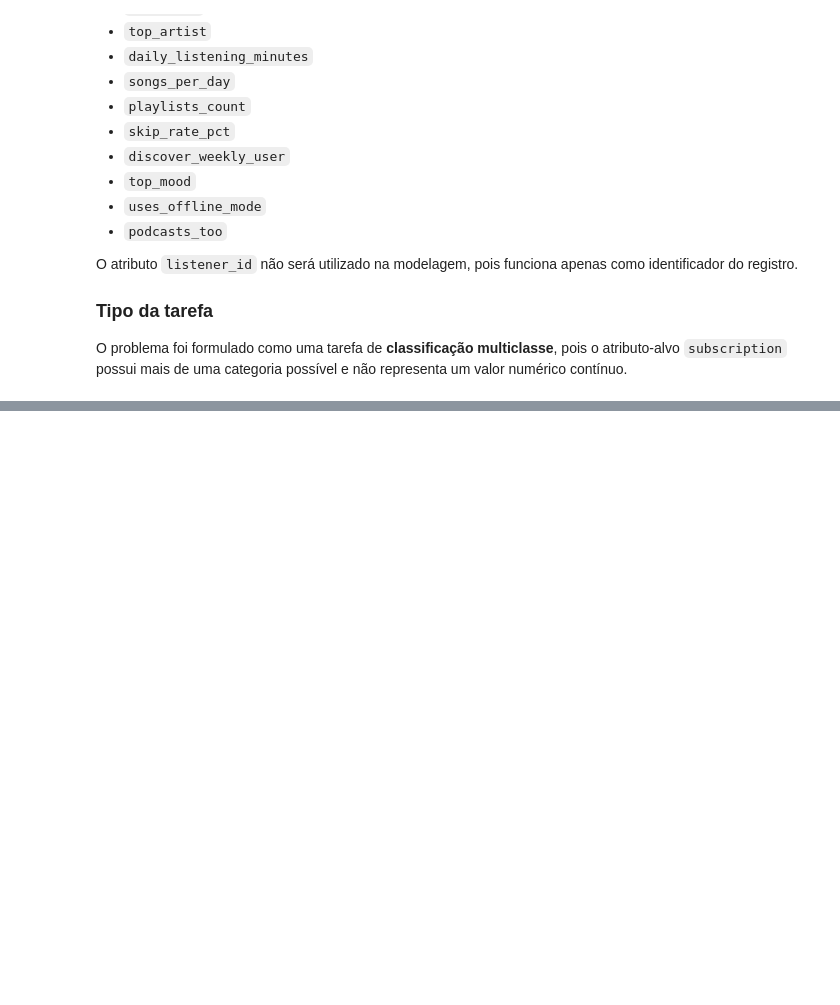
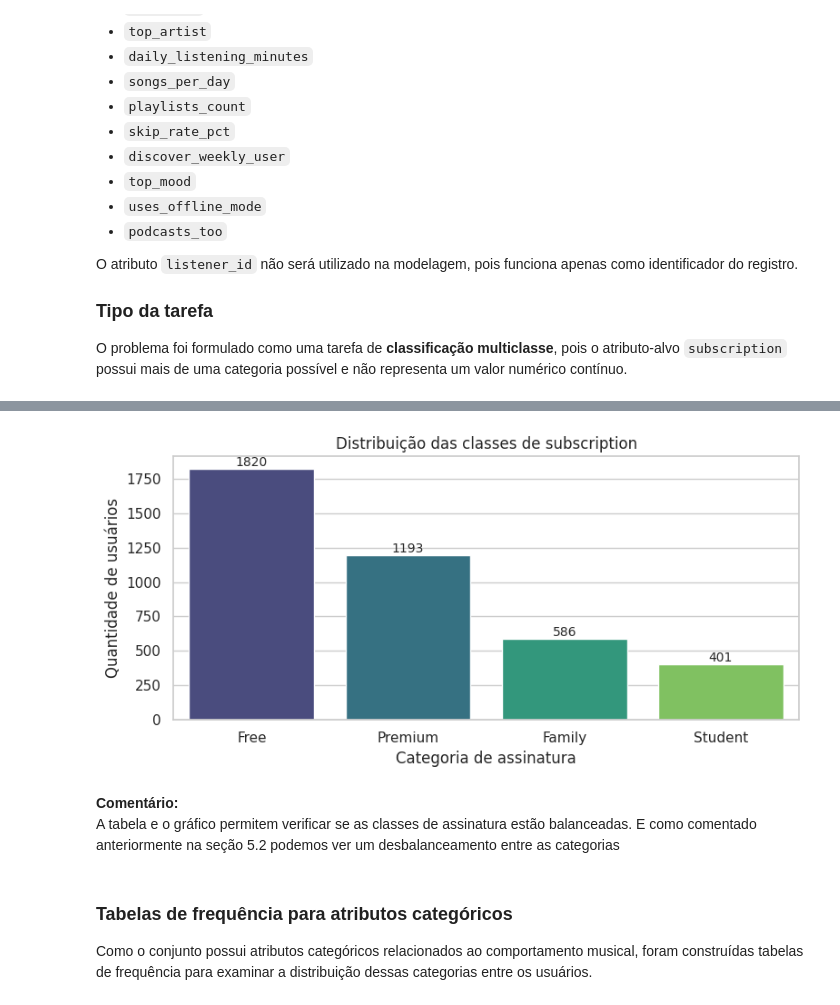
Before and after one commit to Arturgds/ProjetoFinalIA, a Jupyter notebook: ProjetoFinal.ipynb, the cells around one changed output, grey strips where cells are left out. Saved outputs shown, nothing was run; the diff lists cells and outputs as text; code cells hidden in the pictures; blank space fills up the shorter version.

Commit message:
subindo projeto elaborado em conjunto

```diff
--- a/ProjetoFinal.ipynb
+++ b/ProjetoFinal.ipynb
@@ -99,0 +102,13 @@ O problema foi formulado como uma tarefa de **classificação multiclasse**, poi
+# %%
+import os
+import pandas as pd
+import kagglehub
+
+dataset_path = kagglehub.dataset_download("uditjain13/music-streaming-habits-2026")
+csv_files = [f for f in os.listdir(dataset_path) if f.endswith(".csv")]
+
+if not csv_files:
+    raise FileNotFoundError("Nenhum CSV encontrado no dataset.")
+
+df = pd.read_csv(os.path.join(dataset_path, csv_files[0]))
+print(df.head())
@@ -99,0 +135,12 @@ O problema foi formulado como uma tarefa de **classificação multiclasse**, poi
+# %%
+sns.set_theme(style="whitegrid")
+pd.set_option("display.max_columns", None)
+pd.set_option("display.float_format", lambda x: f"{x:,.2f}")
+
+target = "subscription"
+
+num_cols = df.select_dtypes(include=np.number).columns.tolist()
+cat_cols = df.select_dtypes(include=["object", "category"]).columns.tolist()
+
+print("Variáveis numéricas:", num_cols)
+print("\nVariáveis categóricas:", cat_cols)
@@ -128,0 +276,23 @@ Há sinais de desbalanceamento moderado entre as classes. Como o problema é de
+# %%
+plt.figure(figsize=(8, 4))
+ax = sns.countplot(data=df, x=target, order=df[target].value_counts().index, palette="viridis")
+plt.title("Distribuição das classes de subscription")
+plt.xlabel("Categoria de assinatura")
+plt.ylabel("Quantidade de usuários")
+
+for p in ax.patches:
+    ax.annotate(f"{int(p.get_height())}",
+                (p.get_x() + p.get_width() / 2, p.get_height()),
+                ha="center", va="bottom", fontsize=10)
+
+plt.tight_layout()
+plt.show()
+# %% [output]
+[figure, added]
+# %% [markdown]
+**Comentário:**
+A tabela e o gráfico permitem verificar se as classes de assinatura estão balanceadas. E como comentado anteriormente na seção 5.2 podemos ver um desbalanceamento entre as categorias
+# %% [markdown]
+### Tabelas de frequência para atributos categóricos
+
+Como o conjunto possui atributos categóricos relacionados ao comportamento musical, foram construídas tabelas de frequência para examinar a distribuição dessas categorias entre os usuários.
```
Also changed, not shown: parts of 56 cells of this notebook, 3 other files.
